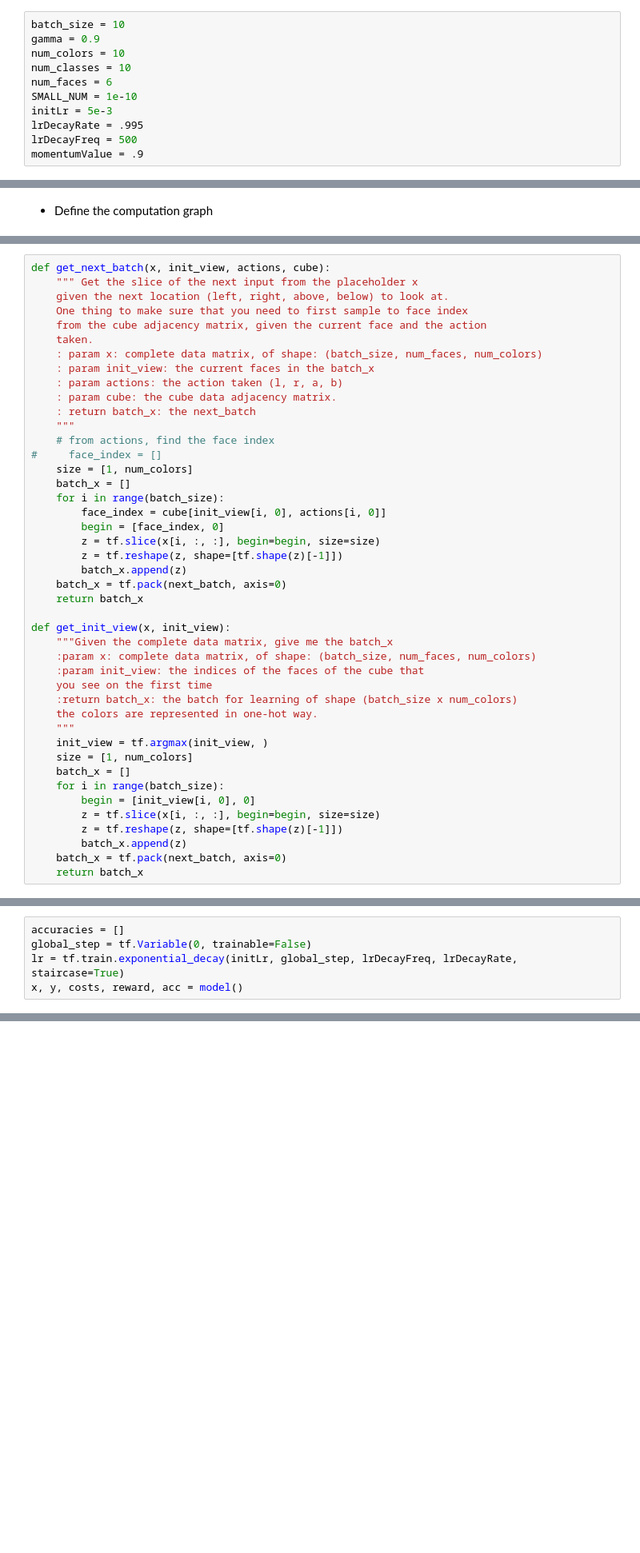
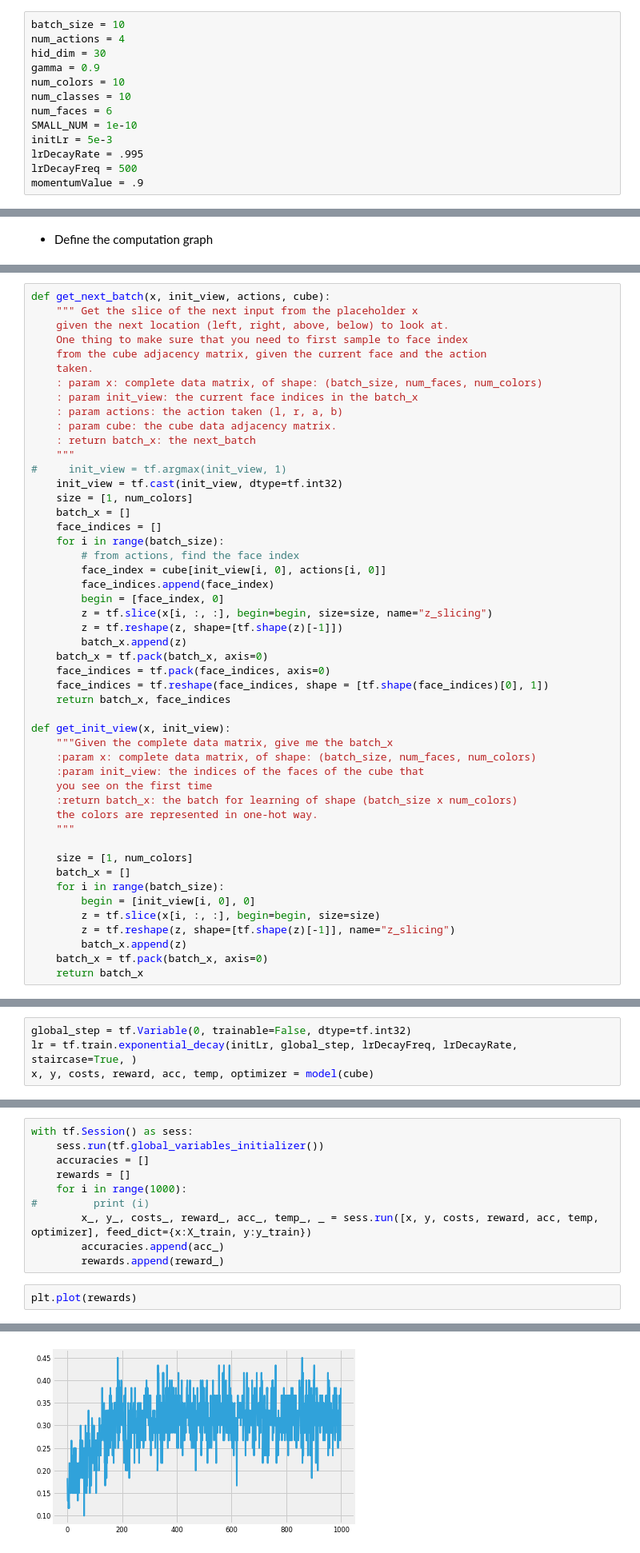
Before and after one commit to GodOfProbability/RL-for-shape, a Jupyter notebook: cube_rl.ipynb, the cells around one changed output, grey strips where cells are left out. Shown: that part at 80% size. Drawn from its saved outputs; the diff is of its cells as text; blank space fills up the shorter version.

Commit message:
Feed forward rl

```diff
--- a/cube_rl.ipynb
+++ b/cube_rl.ipynb
@@ -18,6 +20,8 @@ cube = np.array([[1, 3, 4, 5], [2,0,4,5], [3,1,4,5], [0,2,4,5], [1,3,2,0], [3,1,
 * Assume that we are generating 10 classes, with 10 colors in total
 # %%
 batch_size = 10
+num_actions = 4
+hid_dim = 30
 gamma = 0.9
 num_colors = 10
 num_classes = 10
@@ -59,23 +89,28 @@ def get_next_batch(x, init_view, actions, cube):
     from the cube adjacency matrix, given the current face and the action
     taken.
     : param x: complete data matrix, of shape: (batch_size, num_faces, num_colors)
-    : param init_view: the current faces in the batch_x
+    : param init_view: the current face indices in the batch_x
     : param actions: the action taken (l, r, a, b)
     : param cube: the cube data adjacency matrix.
     : return batch_x: the next_batch
     """
-    # from actions, find the face index
-#     face_index = []
+#     init_view = tf.argmax(init_view, 1)
+    init_view = tf.cast(init_view, dtype=tf.int32)
     size = [1, num_colors]
     batch_x = []
+    face_indices = []
     for i in range(batch_size):
+        # from actions, find the face index
         face_index = cube[init_view[i, 0], actions[i, 0]]
+        face_indices.append(face_index)
         begin = [face_index, 0]
-        z = tf.slice(x[i, :, :], begin=begin, size=size)
+        z = tf.slice(x[i, :, :], begin=begin, size=size, name="z_slicing")
         z = tf.reshape(z, shape=[tf.shape(z)[-1]])
         batch_x.append(z)
-    batch_x = tf.pack(next_batch, axis=0)
-    return batch_x
+    batch_x = tf.pack(batch_x, axis=0)
+    face_indices = tf.pack(face_indices, axis=0)
+    face_indices = tf.reshape(face_indices, shape = [tf.shape(face_indices)[0], 1])
+    return batch_x, face_indices
 
 def get_init_view(x, init_view):
     """Given the complete data matrix, give me the batch_x
@@ -85,13 +120,13 @@ def get_init_view(x, init_view):
     :return batch_x: the batch for learning of shape (batch_size x num_colors)
     the colors are represented in one-hot way.
     """
-    init_view = tf.argmax(init_view, )
+
     size = [1, num_colors]
     batch_x = []
     for i in range(batch_size):
         begin = [init_view[i, 0], 0]
         z = tf.slice(x[i, :, :], begin=begin, size=size)
-        z = tf.reshape(z, shape=[tf.shape(z)[-1]])
+        z = tf.reshape(z, shape=[tf.shape(z)[-1]], name="z_slicing")
         batch_x.append(z)
-    batch_x = tf.pack(next_batch, axis=0)
+    batch_x = tf.pack(batch_x, axis=0)
     return batch_x
@@ -189,5 +235,4 @@ def model():
 # %%
-accuracies = []
-global_step = tf.Variable(0, trainable=False)
-lr = tf.train.exponential_decay(initLr, global_step, lrDecayFreq, lrDecayRate, staircase=True)
-x, y, costs, reward, acc = model()
+global_step = tf.Variable(0, trainable=False, dtype=tf.int32)
+lr = tf.train.exponential_decay(initLr, global_step, lrDecayFreq, lrDecayRate, staircase=True, )
+x, y, costs, reward, acc, temp, optimizer = model(cube)
@@ -193,0 +246,13 @@ x, y, costs, reward, acc = model()
+# %%
+with tf.Session() as sess:
+    sess.run(tf.global_variables_initializer())
+    accuracies = []
+    rewards = []
+    for i in range(1000):
+#         print (i)
+        x_, y_, costs_, reward_, acc_, temp_, _ = sess.run([x, y, costs, reward, acc, temp, optimizer], feed_dict={x:X_train, y:y_train})
+        accuracies.append(acc_)
+        rewards.append(reward_)
+# %%
+plt.plot(rewards)
+# %% [output]
@@ -193,0 +260 @@ x, y, costs, reward, acc = model()
+[figure, added]
```
Also changed, not shown: parts of 9 cells of this notebook.
